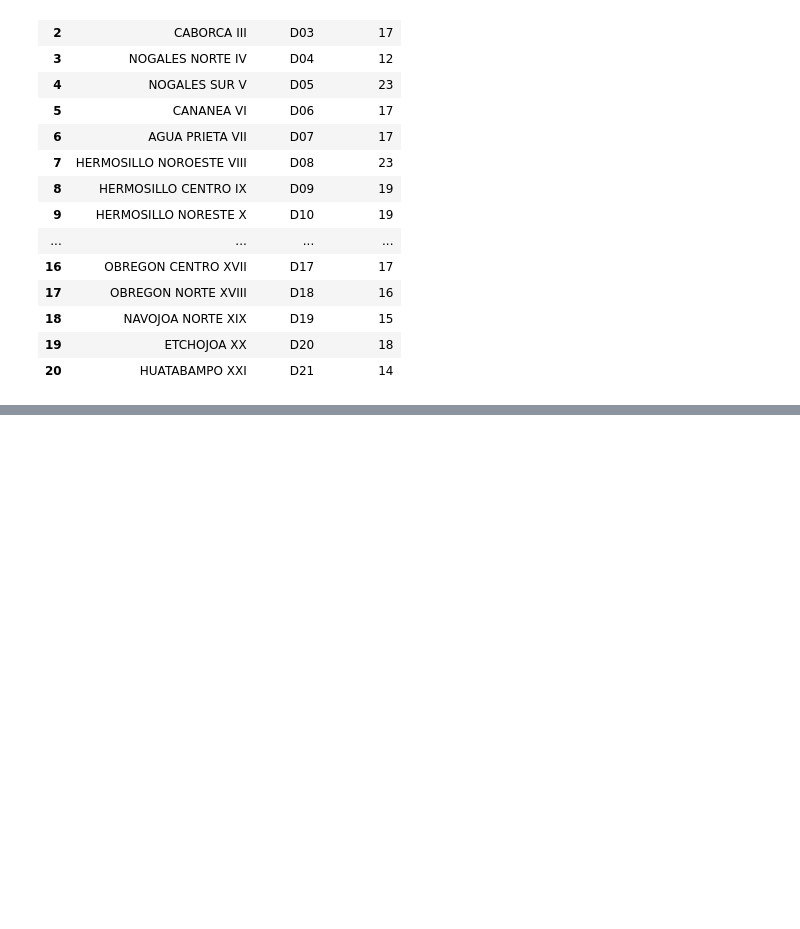
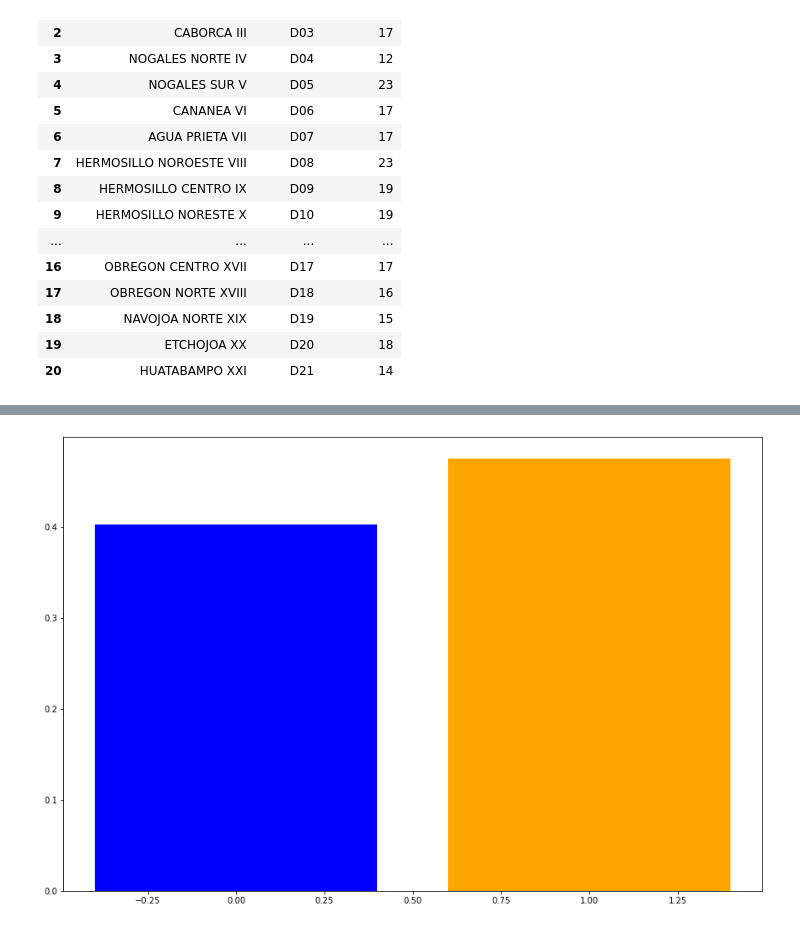
Before and after one commit to itzelvigil/desktop_estadistica, a Jupyter notebook: Dashboard Estadística/Dashboard.ipynb, the cells around one changed output, grey strips where cells are left out. Saved outputs shown, nothing was run; the diff lists cells and outputs as text; code cells hidden in the pictures; blank space fills up the shorter version.

```diff
--- a/Dashboard Estadística/Dashboard.ipynb
+++ b/Dashboard Estadística/Dashboard.ipynb
@@ -357,0 +353,6 @@ plt.show()
+# %%
+fig, ax = plt.subplots(figsize=(15,10))
+
+rects1 = ax.bar( x=df_result.index, height=df_result.estimacion.values, color=['blue','orange'])
+# %% [output]
+[figure, added]
```
Also changed, not shown: parts of 19 cells of this notebook, 4 other files.
